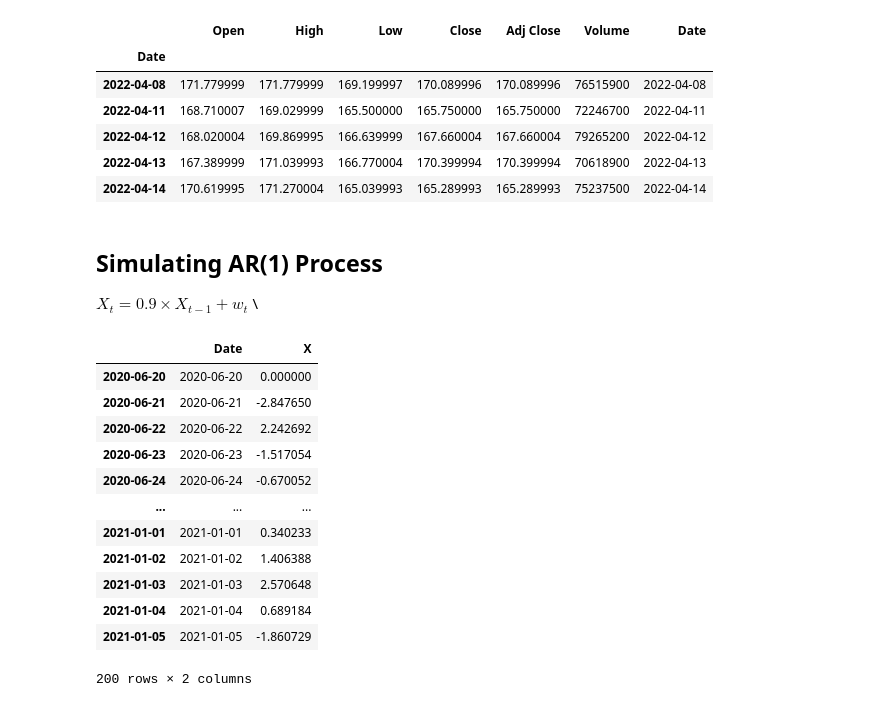
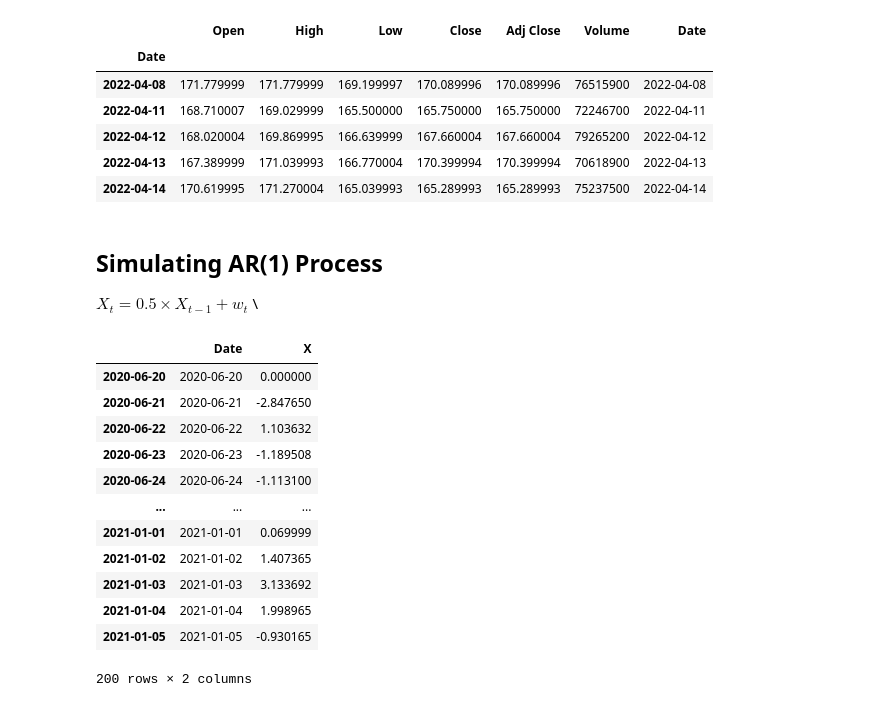
Before and after one commit to jessiejxyu2/ist526, a Jupyter notebook: Question_2__time_series_analysis.ipynb, the cells around one changed output. Drawn from its saved outputs; the diff is of its cells as text; code cells hidden in the pictures.

```diff
--- a/Question_2__time_series_analysis.ipynb
+++ b/Question_2__time_series_analysis.ipynb
@@ -66,55 +66,54 @@ display(df_stock.tail())
 | 2022-04-14 | 170.619995 | 171.270004 | 165.039993 | 165.289993 | 165.289993 | 75237500 | 2022-04-14 |
 # %% [markdown]
 ## Simulating AR(1) Process
-$X_t = 0.9 \times X_{t-1} + w_t$ \\
+$X_t = 0.5 \times X_{t-1} + w_t$ \\
 # %%
 from numpy.random import default_rng
 rng = default_rng(12345)
 
 
 n_points = 200
-ar_factor = 0.1
+ar_factor = 0.5
 w_std = 2.0
-
 X_t = np.zeros(n_points)
 
 for i in range(1, n_points):
   X_t[i] = ar_factor * X_t[i-1] + rng.normal(0, w_std)
 
 # create a data-frame
 dates = pd.date_range(start='2020-06-20', periods=n_points, freq='D')
 
 df_simulated = pd.DataFrame(
   {'Date': dates,
    'X': X_t
   },
   index = dates
 )
 
 display(df_simulated)
 
 # visualiza
 fig = px.line(data_frame = df_simulated, y = 'X', markers=True)
 
 # Add rangeslider
 fig.update_xaxes(
   rangeslider_visible = True
 )
 
 fig.show()
 # %% [output]
 |  | Date | X |
 | 2020-06-20 | 2020-06-20 | 0.000000 |
 | 2020-06-21 | 2020-06-21 | -2.847650 |
-| 2020-06-22 | 2020-06-22 | 2.242692 |
-| 2020-06-23 | 2020-06-23 | -1.517054 |
-| 2020-06-24 | 2020-06-24 | -0.670052 |
+| 2020-06-22 | 2020-06-22 | 1.103632 |
+| 2020-06-23 | 2020-06-23 | -1.189508 |
+| 2020-06-24 | 2020-06-24 | -1.113100 |
 | ... | ... | ... |
-| 2021-01-01 | 2021-01-01 | 0.340233 |
-| 2021-01-02 | 2021-01-02 | 1.406388 |
-| 2021-01-03 | 2021-01-03 | 2.570648 |
-| 2021-01-04 | 2021-01-04 | 0.689184 |
-| 2021-01-05 | 2021-01-05 | -1.860729 |
+| 2021-01-01 | 2021-01-01 | 0.069999 |
+| 2021-01-02 | 2021-01-02 | 1.407365 |
+| 2021-01-03 | 2021-01-03 | 3.133692 |
+| 2021-01-04 | 2021-01-04 | 1.998965 |
+| 2021-01-05 | 2021-01-05 | -0.930165 |
 200 rows × 2 columns
 [interactive output not drawn]
 # %%
```
Also changed, not shown: parts of 3 cells of this notebook.
